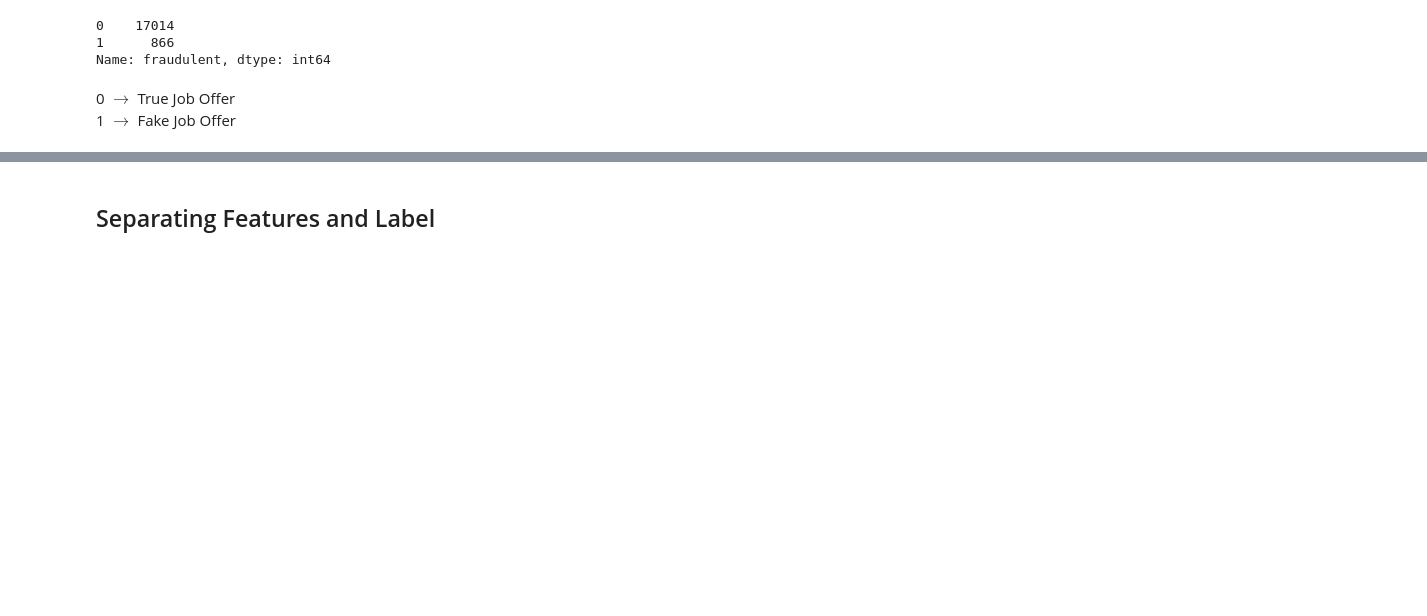
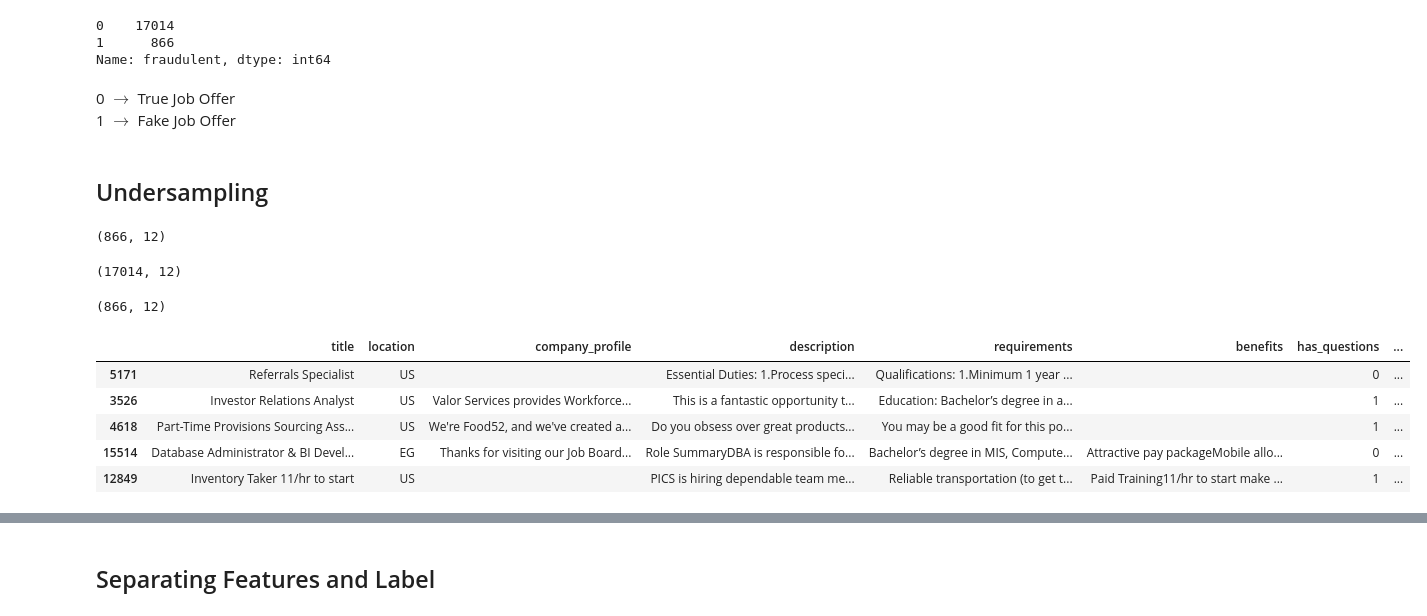
Before and after one commit to Luciano-C/Fake_Job_Prediction_Django, a Jupyter notebook: model/Fake_job_prediction.ipynb, the cells around one changed output, grey strips where cells are left out. Cells and saved outputs as stored; diff of their text form; code cells hidden in the pictures; blank space fills up the shorter version.

```diff
--- a/model/Fake_job_prediction.ipynb
+++ b/model/Fake_job_prediction.ipynb
@@ -220,3 +220,29 @@ Name: fraudulent, dtype: int64
 # %% [markdown]
 0 $\longrightarrow$ True Job Offer
 1 $\longrightarrow$ Fake Job Offer
+# %% [markdown]
+## Undersampling
+# %%
+fake_sample = clean_job_data.loc[clean_job_data['fraudulent'] == 1]
+fake_sample.shape
+# %% [output]
+(866, 12)
+# %%
+true_offers =  clean_job_data.loc[clean_job_data['fraudulent'] == 0]
+true_offers.shape
+# %% [output]
+(17014, 12)
+# %%
+true_sample = true_offers.sample(n=866)
+true_sample.shape
+# %% [output]
+(866, 12)
+# %%
+true_sample.head()
+# %% [output]
+|  | title | location | company_profile | description | requirements | benefits | has_questions | ... |
+| 5171 | Referrals Specialist | US |  | Essential Duties: 1.Process speci... | Qualifications: 1.Minimum 1 year ... |  | 0 | ... |
+| 3526 | Investor Relations Analyst | US | Valor Services provides Workforce... | This is a fantastic opportunity t... | Education: Bachelor’s degree in a... |  | 1 | ... |
+| 4618 | Part-Time Provisions Sourcing Ass... | US | We're Food52, and we've created a... | Do you obsess over great products... | You may be a good fit for this po... |  | 1 | ... |
+| 15514 | Database Administrator & BI Devel... | EG | Thanks for visiting our Job Board... | Role SummaryDBA is responsible fo... | Bachelor’s degree in MIS, Compute... | Attractive pay packageMobile allo... | 0 | ... |
+| 12849 | Inventory Taker 11/hr to start | US |  | PICS is hiring dependable team me... | Reliable transportation (to get t... | Paid Training11/hr to start make ... | 1 | ... |
```
Also changed, not shown: parts of 14 cells of this notebook, 3 other files.
